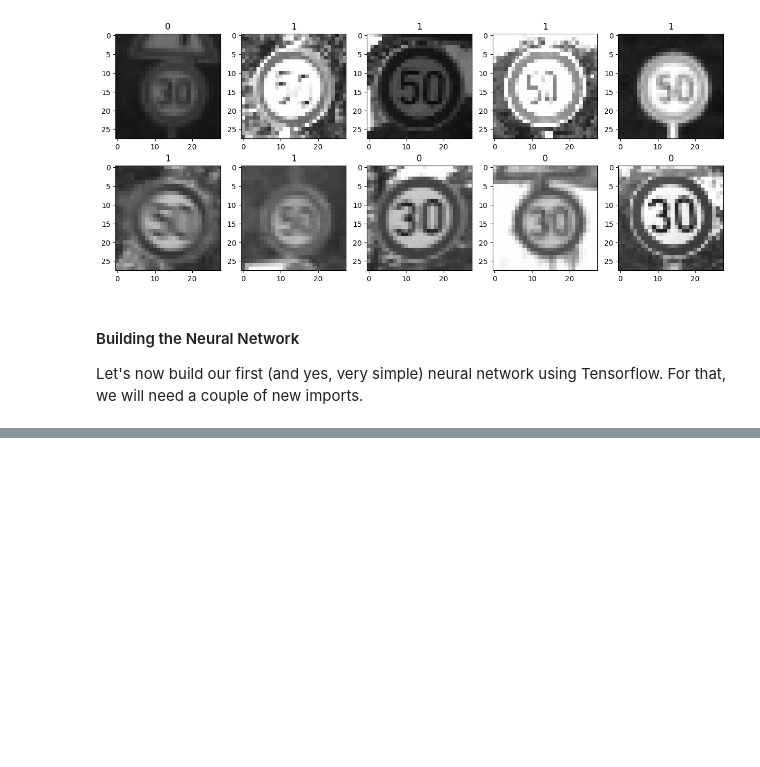
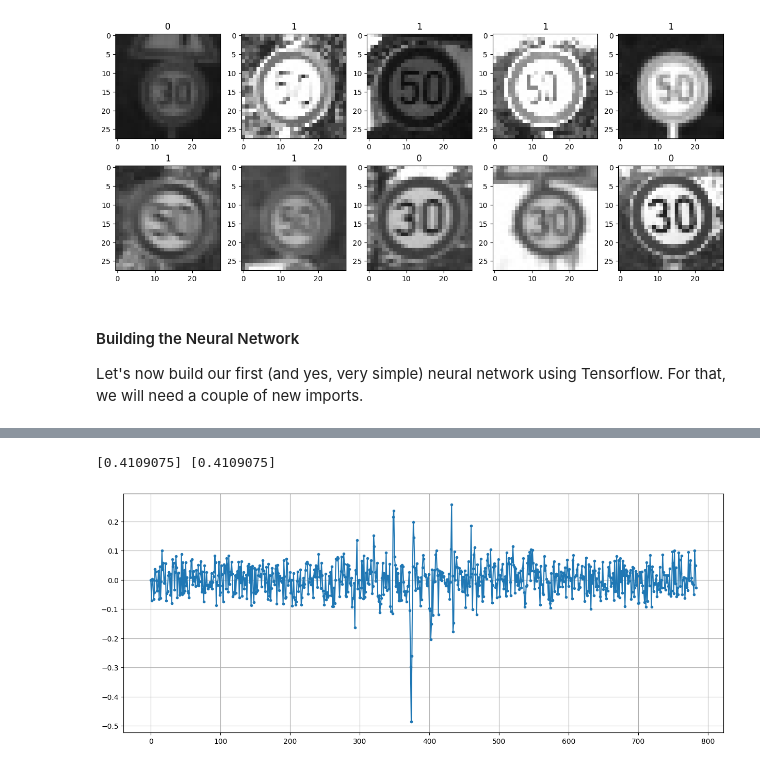
Before and after one commit to AliceBit2020/CV_dz1, a Jupyter notebook: DZ11_Ternova/homework11.ipynb, the cells around one changed output, grey strips where cells are left out. Saved outputs shown, nothing was run; the diff lists cells and outputs as text; code cells hidden in the pictures; blank space fills up the shorter version.

```diff
--- a/DZ11_Ternova/homework11.ipynb
+++ b/DZ11_Ternova/homework11.ipynb
@@ -92,0 +154,7 @@ ValueError: Cannot convert '784' to a shape.
+# %%
+# Let's also have a looks at the learnt weights
+plt.plot(model.layers[1].weights[0].numpy(), '.-'), plt.grid(True)
+print(model.layers[1].weights[1].numpy(), model.layers[1].bias.numpy())
+# %% [output]
+[0.4109075] [0.4109075]
+[figure, added]
```
Also changed, not shown: parts of 9 cells of this notebook.
